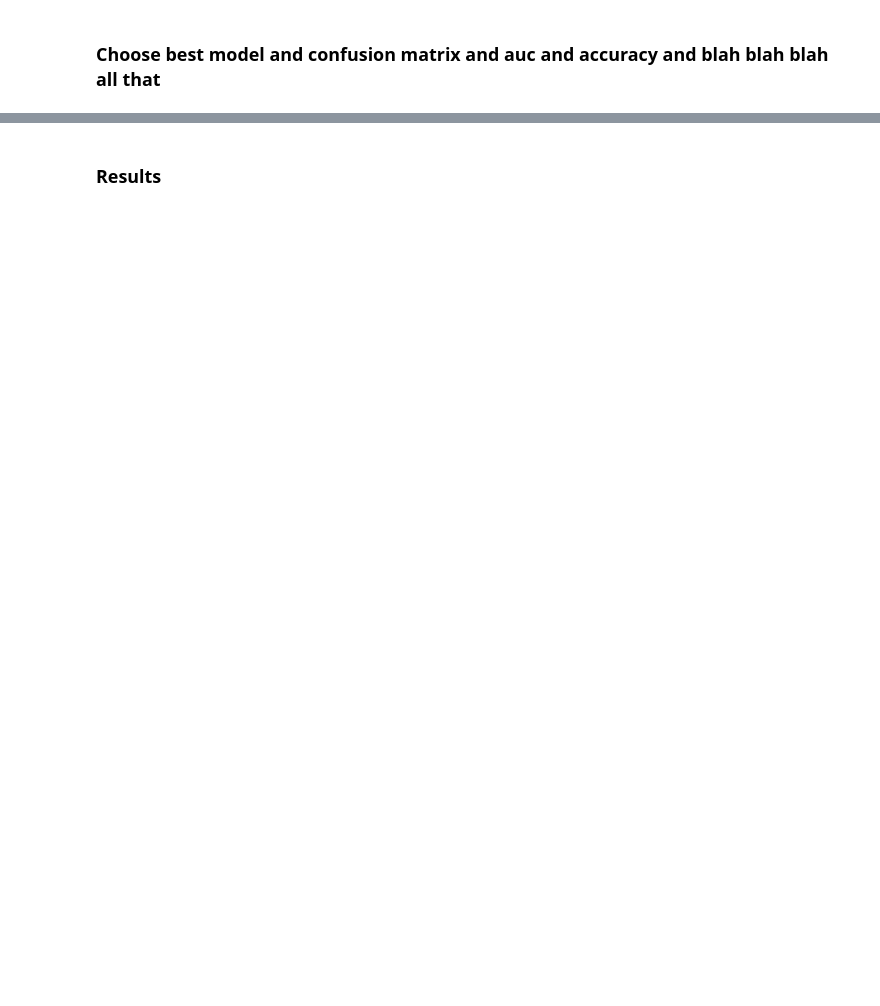
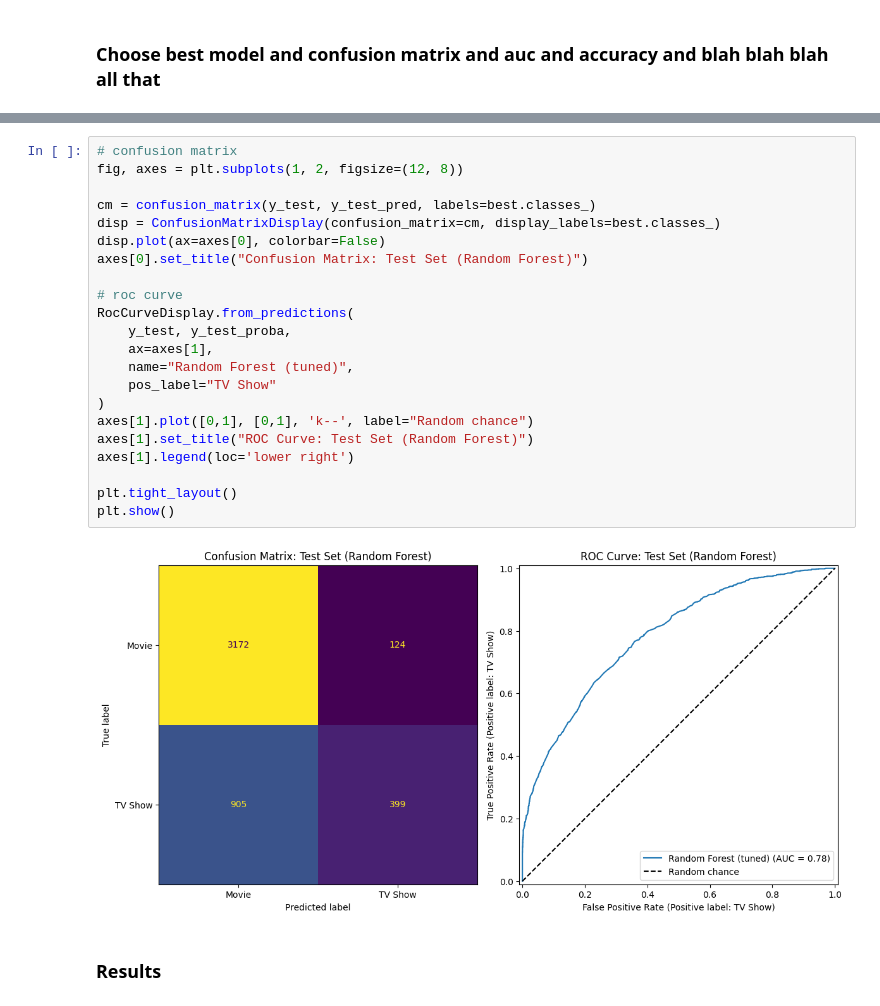
Before and after one commit to karisp94/si618_project, a Jupyter notebook: ProjectPart3.ipynb, the cells around one changed output, grey strips where cells are left out. Cells and saved outputs as stored; diff of their text form; blank space fills up the shorter version.

```diff
--- a/ProjectPart3.ipynb
+++ b/ProjectPart3.ipynb
@@ -245,2 +327,26 @@ SVM                                 0.750     0.016      0.770     0.007
+# %%
+# confusion matrix
+fig, axes = plt.subplots(1, 2, figsize=(12, 8))
+
+cm = confusion_matrix(y_test, y_test_pred, labels=best.classes_)
+disp = ConfusionMatrixDisplay(confusion_matrix=cm, display_labels=best.classes_)
+disp.plot(ax=axes[0], colorbar=False)
+axes[0].set_title("Confusion Matrix: Test Set (Random Forest)")
+
+# roc curve
+RocCurveDisplay.from_predictions(
+    y_test, y_test_proba,
+    ax=axes[1],
+    name="Random Forest (tuned)",
+    pos_label="TV Show"
+)
+axes[1].plot([0,1], [0,1], 'k--', label="Random chance")
+axes[1].set_title("ROC Curve: Test Set (Random Forest)")
+axes[1].legend(loc='lower right')
+
+plt.tight_layout()
+plt.show()
+# %% [output]
+[figure, added]
 # %% [markdown]
 ### **Results**
```
Also changed, not shown: parts of 9 cells of this notebook.
